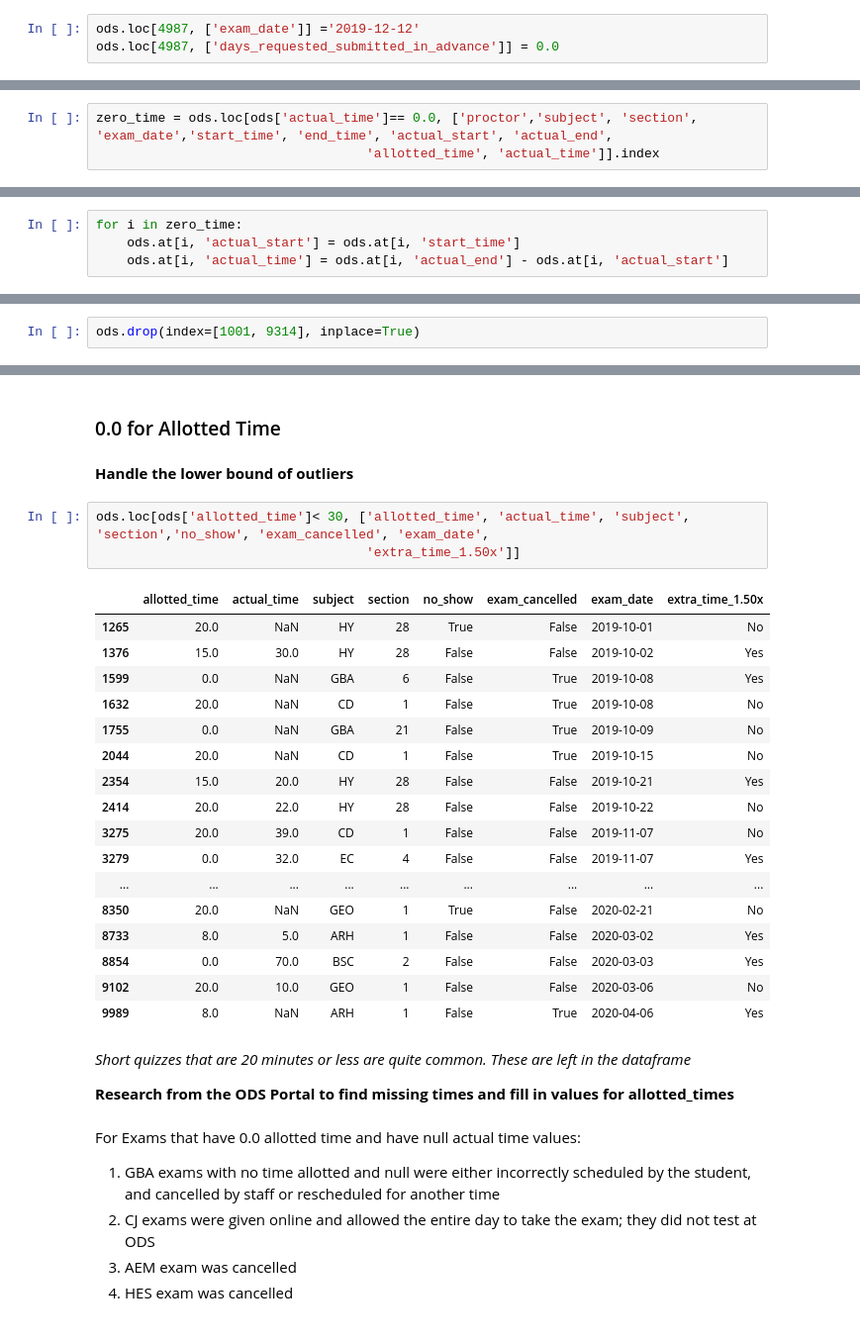
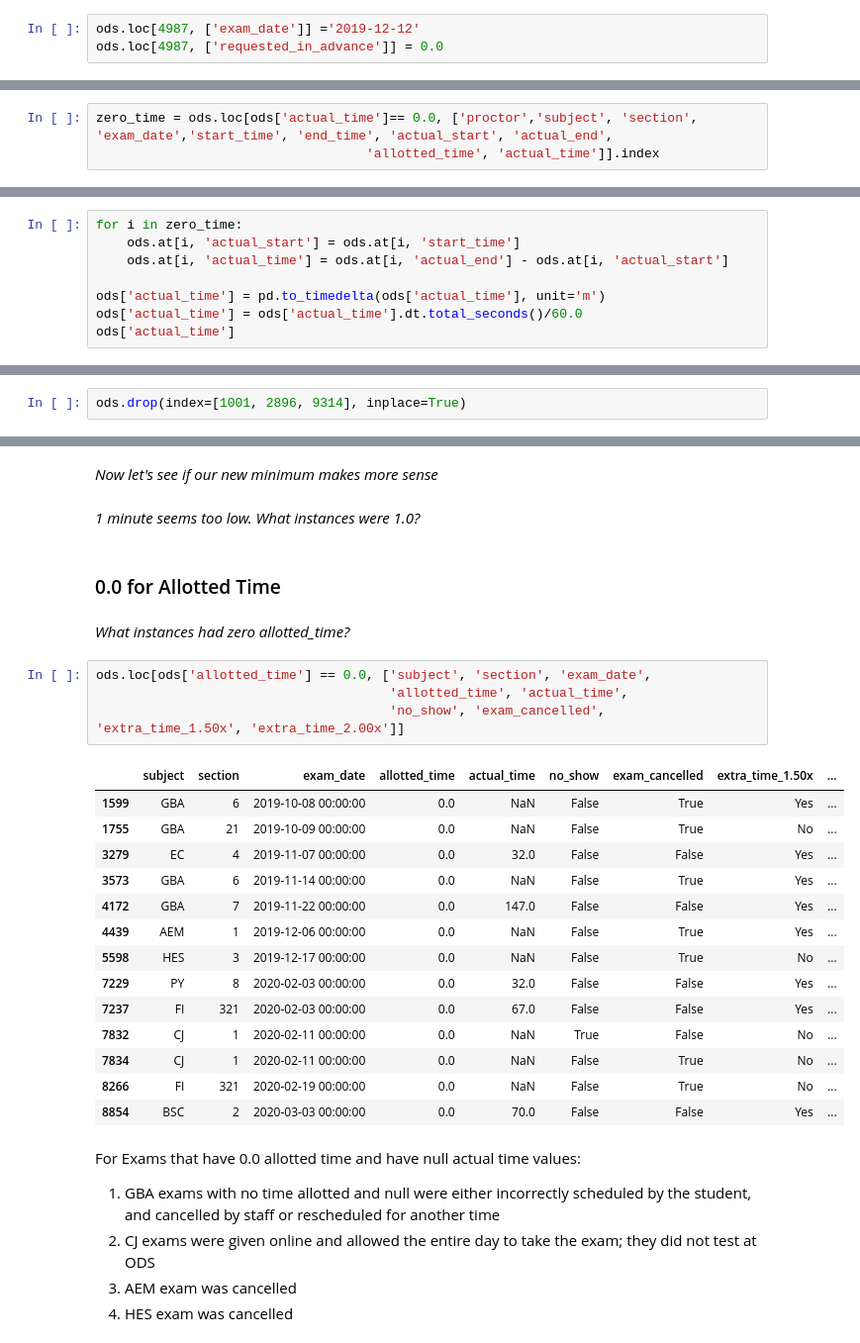
Before and after one commit to dihoxy/ODS-Test-Center-Project, a Jupyter notebook: Handling Outliers and Basic Exploratory Analysis.ipynb, the cells around one changed output, grey strips where cells are left out. Shown at 99% size. Saved outputs shown, nothing was run; the diff lists cells and outputs as text.

```diff
--- a/Handling Outliers and Basic Exploratory Analysis.ipynb
+++ b/Handling Outliers and Basic Exploratory Analysis.ipynb
@@ -166,7 +166,7 @@ ods[ods['requested_in_advance'] <0.0]
 *On this one, the student actually took the test on the 12th not the 11th. We need to update the exam_date*
 # %%
 ods.loc[4987, ['exam_date']] ='2019-12-12'
-ods.loc[4987, ['days_requested_submitted_in_advance']] = 0.0
+ods.loc[4987, ['requested_in_advance']] = 0.0
 # %% [markdown]
 ### 123 days Advance Scheduling
 # %% [markdown]
@@ -222,3 +201,7 @@ zero_time = ods.loc[ods['actual_time']== 0.0, ['proctor','subject', 'section', '
 for i in zero_time:
     ods.at[i, 'actual_start'] = ods.at[i, 'start_time']
     ods.at[i, 'actual_time'] = ods.at[i, 'actual_end'] - ods.at[i, 'actual_start']
+
+ods['actual_time'] = pd.to_timedelta(ods['actual_time'], unit='m')
+ods['actual_time'] = ods['actual_time'].dt.total_seconds()/60.0
+ods['actual_time']
@@ -247,2 +243,2 @@ ods.loc[zero_time, ['subject', 'section', 'exam_date', 'start_time', 'end_time',
 # %%
-ods.drop(index=[1001, 9314], inplace=True)
+ods.drop(index=[1001, 2896, 9314], inplace=True)
@@ -255,32 +283,30 @@ TypeError: Invalid object type at position 376
+# %% [markdown]
+*Now let's see if our new minimum makes more sense*
+# %% [markdown]
+*1 minute seems too low. What instances were 1.0?*
 # %% [markdown]
 ### 0.0 for Allotted Time
-# %% [markdown]
-**Handle the lower bound of outliers**
+# %% [markdown]
+*What instances had zero allotted_time?*
 # %%
-ods.loc[ods['allotted_time']< 30, ['allotted_time', 'actual_time', 'subject', 'section','no_show', 'exam_cancelled', 'exam_date',
-                                   'extra_time_1.50x']]
+ods.loc[ods['allotted_time'] == 0.0, ['subject', 'section', 'exam_date',
+                                      'allotted_time', 'actual_time',
+                                      'no_show', 'exam_cancelled', 'extra_time_1.50x', 'extra_time_2.00x']]
 # %% [output]
-|  | allotted_time | actual_time | subject | section | no_show | exam_cancelled | exam_date | extra_time_1.50x |
-| 1265 | 20.0 | NaN | HY | 28 | True | False | 2019-10-01 | No |
-| 1376 | 15.0 | 30.0 | HY | 28 | False | False | 2019-10-02 | Yes |
-| 1599 | 0.0 | NaN | GBA | 6 | False | True | 2019-10-08 | Yes |
-| 1632 | 20.0 | NaN | CD | 1 | False | True | 2019-10-08 | No |
-| 1755 | 0.0 | NaN | GBA | 21 | False | True | 2019-10-09 | No |
-| 2044 | 20.0 | NaN | CD | 1 | False | True | 2019-10-15 | No |
-| 2354 | 15.0 | 20.0 | HY | 28 | False | False | 2019-10-21 | Yes |
-| 2414 | 20.0 | 22.0 | HY | 28 | False | False | 2019-10-22 | No |
-| 3275 | 20.0 | 39.0 | CD | 1 | False | False | 2019-11-07 | No |
-| 3279 | 0.0 | 32.0 | EC | 4 | False | False | 2019-11-07 | Yes |
-| ... | ... | ... | ... | ... | ... | ... | ... | ... |
-| 8350 | 20.0 | NaN | GEO | 1 | True | False | 2020-02-21 | No |
-| 8733 | 8.0 | 5.0 | ARH | 1 | False | False | 2020-03-02 | Yes |
-| 8854 | 0.0 | 70.0 | BSC | 2 | False | False | 2020-03-03 | Yes |
-| 9102 | 20.0 | 10.0 | GEO | 1 | False | False | 2020-03-06 | No |
-| 9989 | 8.0 | NaN | ARH | 1 | False | True | 2020-04-06 | Yes |
+|  | subject | section | exam_date | allotted_time | actual_time | no_show | exam_cancelled | extra_time_1.50x | ... |
+| 1599 | GBA | 6 | 2019-10-08 00:00:00 | 0.0 | NaN | False | True | Yes | ... |
+| 1755 | GBA | 21 | 2019-10-09 00:00:00 | 0.0 | NaN | False | True | No | ... |
+| 3279 | EC | 4 | 2019-11-07 00:00:00 | 0.0 | 32.0 | False | False | Yes | ... |
+| 3573 | GBA | 6 | 2019-11-14 00:00:00 | 0.0 | NaN | False | True | Yes | ... |
+| 4172 | GBA | 7 | 2019-11-22 00:00:00 | 0.0 | 147.0 | False | False | Yes | ... |
+| 4439 | AEM | 1 | 2019-12-06 00:00:00 | 0.0 | NaN | False | True | Yes | ... |
+| 5598 | HES | 3 | 2019-12-17 00:00:00 | 0.0 | NaN | False | True | No | ... |
+| 7229 | PY | 8 | 2020-02-03 00:00:00 | 0.0 | 32.0 | False | False | Yes | ... |
+| 7237 | FI | 321 | 2020-02-03 00:00:00 | 0.0 | 67.0 | False | False | Yes | ... |
+| 7832 | CJ | 1 | 2020-02-11 00:00:00 | 0.0 | NaN | True | False | No | ... |
+| 7834 | CJ | 1 | 2020-02-11 00:00:00 | 0.0 | NaN | False | True | No | ... |
+| 8266 | FI | 321 | 2020-02-19 00:00:00 | 0.0 | NaN | False | True | No | ... |
+| 8854 | BSC | 2 | 2020-03-03 00:00:00 | 0.0 | 70.0 | False | False | Yes | ... |
-# %% [markdown]
-*Short quizzes that are 20 minutes or less are quite common. These are left in the dataframe*
-
-**Research from the ODS Portal to find missing times and fill in values for allotted_times**
 # %% [markdown]
 For Exams that have 0.0 allotted time and have null actual time values:
 1. GBA exams with no time allotted and null were either incorrectly scheduled by the student, and cancelled by staff or rescheduled for another time
```
Also changed, not shown: parts of 19 cells of this notebook, 1 other file.
